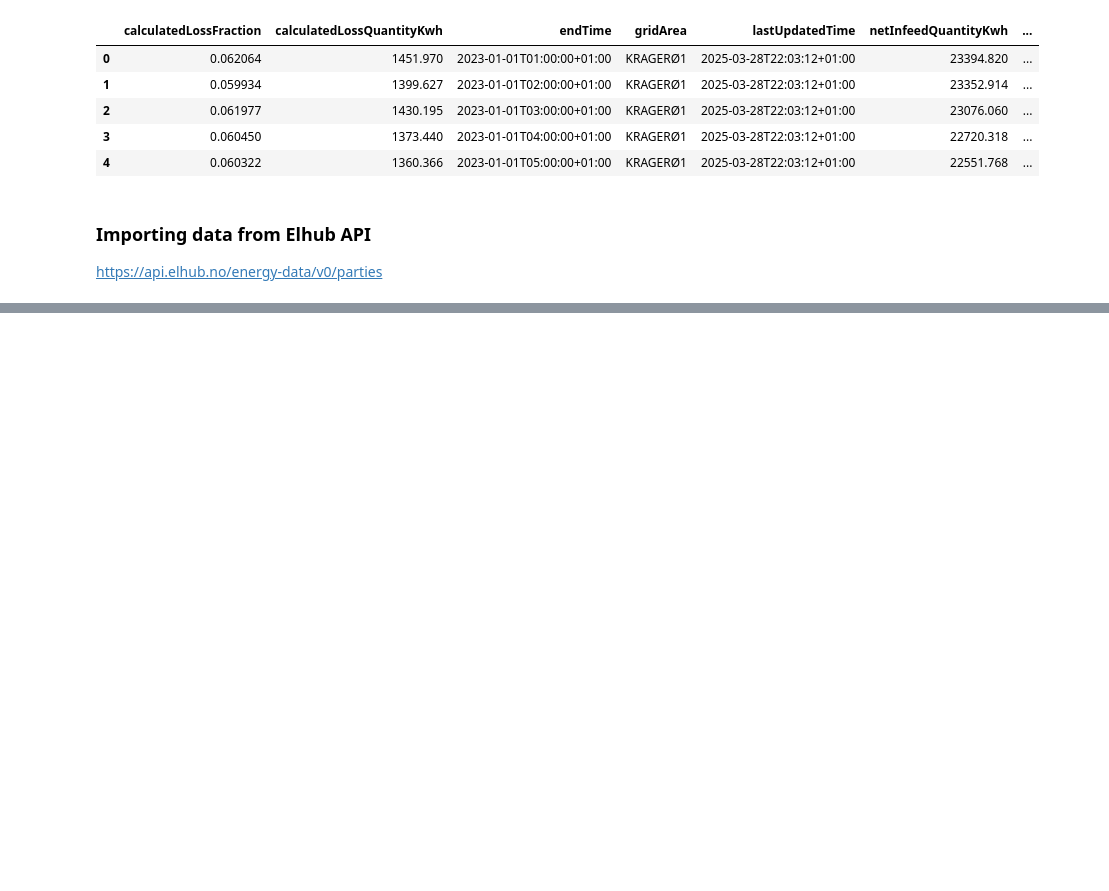
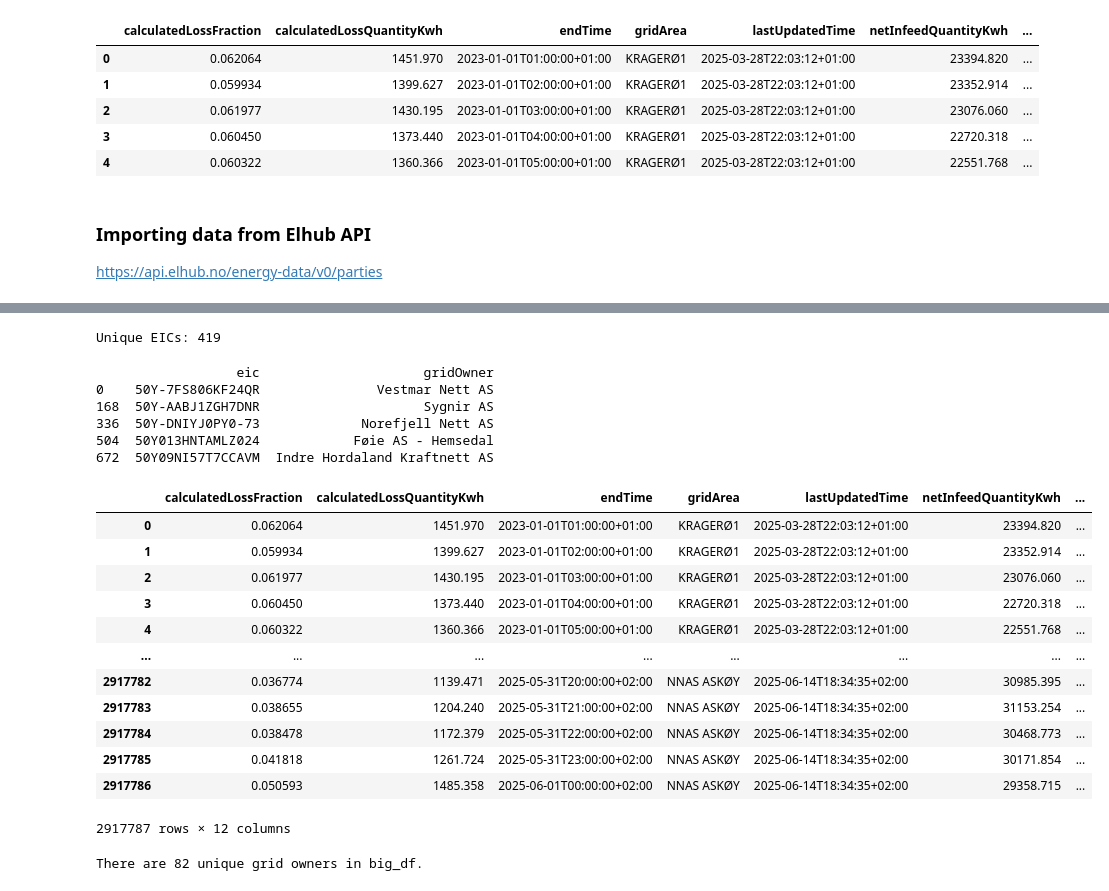
Before and after one commit to BERN1000/elhub_gridloss, a Jupyter notebook: gridloss_data_merging.ipynb, the cells around one changed output, grey strips where cells are left out. Saved outputs shown, nothing was run; the diff lists cells and outputs as text; code cells hidden in the pictures; blank space fills up the shorter version.

```diff
--- a/gridloss_data_merging.ipynb
+++ b/gridloss_data_merging.ipynb
@@ -129,0 +217,57 @@ df
+# %%
+# explode turns each list into multiple rows
+df_exploded = df_with_eic.explode('eic')
+
+# if you have some placeholder values you want to ignore,
+# e.g. '*' or None, you can drop them:
+df_exploded = df_exploded[~df_exploded['eic'].isin(['*', None])]
+
+# now just ask pandas for the nunique()
+n_unique = df_exploded['eic'].nunique()
+print(f"Unique EICs: {n_unique}")
+# %% [output]
+Unique EICs: 419
+# %%
+# --- assume you already have big_df and df_with_eic defined as above ---
+
+# 1) Build a flat mapping from each EIC code → the corresponding owner name (or ID)
+grid_owner_map = {
+    code: row["name"]               # or row["id"] if you’d rather store the party’s GLN
+    for _, row in df_with_eic.iterrows()
+    for code in row["eic"]
+}
+
+# 2) Map big_df.eic through that dict, producing NaN where there’s no match
+big_df["gridOwner"] = big_df["eic"].map(grid_owner_map)
+
+# 3) (Optional) inspect
+print(big_df[["eic", "gridOwner"]].drop_duplicates().head())
+# %% [output]
+                  eic                     gridOwner
+0    50Y-7FS806KF24QR               Vestmar Nett AS
+168  50Y-AABJ1ZGH7DNR                     Sygnir AS
+336  50Y-DNIYJ0PY0-73             Norefjell Nett AS
+504  50Y013HNTAMLZ024            Føie AS - Hemsedal
+672  50Y09NI57T7CCAVM  Indre Hordaland Kraftnett AS
+# %%
+big_df
+# %% [output]
+|  | calculatedLossFraction | calculatedLossQuantityKwh | endTime | gridArea | lastUpdatedTime | netInfeedQuantityKwh | ... |
+| 0 | 0.062064 | 1451.970 | 2023-01-01T01:00:00+01:00 | KRAGERØ1 | 2025-03-28T22:03:12+01:00 | 23394.820 | ... |
+| 1 | 0.059934 | 1399.627 | 2023-01-01T02:00:00+01:00 | KRAGERØ1 | 2025-03-28T22:03:12+01:00 | 23352.914 | ... |
+| 2 | 0.061977 | 1430.195 | 2023-01-01T03:00:00+01:00 | KRAGERØ1 | 2025-03-28T22:03:12+01:00 | 23076.060 | ... |
+| 3 | 0.060450 | 1373.440 | 2023-01-01T04:00:00+01:00 | KRAGERØ1 | 2025-03-28T22:03:12+01:00 | 22720.318 | ... |
+| 4 | 0.060322 | 1360.366 | 2023-01-01T05:00:00+01:00 | KRAGERØ1 | 2025-03-28T22:03:12+01:00 | 22551.768 | ... |
+| ... | ... | ... | ... | ... | ... | ... | ... |
+| 2917782 | 0.036774 | 1139.471 | 2025-05-31T20:00:00+02:00 | NNAS ASKØY | 2025-06-14T18:34:35+02:00 | 30985.395 | ... |
+| 2917783 | 0.038655 | 1204.240 | 2025-05-31T21:00:00+02:00 | NNAS ASKØY | 2025-06-14T18:34:35+02:00 | 31153.254 | ... |
+| 2917784 | 0.038478 | 1172.379 | 2025-05-31T22:00:00+02:00 | NNAS ASKØY | 2025-06-14T18:34:35+02:00 | 30468.773 | ... |
+| 2917785 | 0.041818 | 1261.724 | 2025-05-31T23:00:00+02:00 | NNAS ASKØY | 2025-06-14T18:34:35+02:00 | 30171.854 | ... |
+| 2917786 | 0.050593 | 1485.358 | 2025-06-01T00:00:00+02:00 | NNAS ASKØY | 2025-06-14T18:34:35+02:00 | 29358.715 | ... |
+2917787 rows × 12 columns
+# %%
+# count non-null uniques
+num_unique_owners = big_df["gridOwner"].dropna().nunique()
+print(f"There are {num_unique_owners} unique grid owners in big_df.")
+# %% [output]
+There are 82 unique grid owners in big_df.
```
Also changed, not shown: parts of 4 cells of this notebook, 3 other files.
